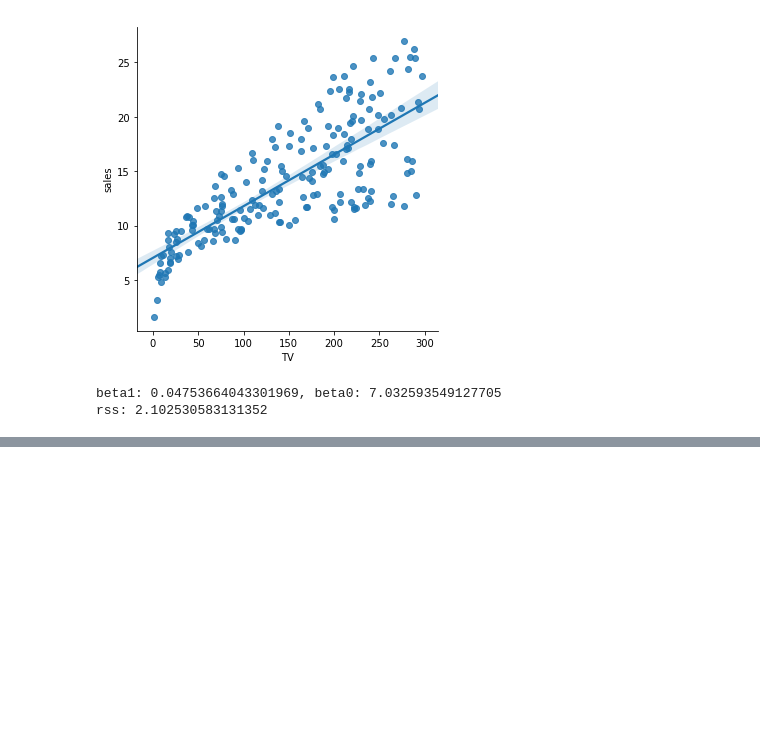
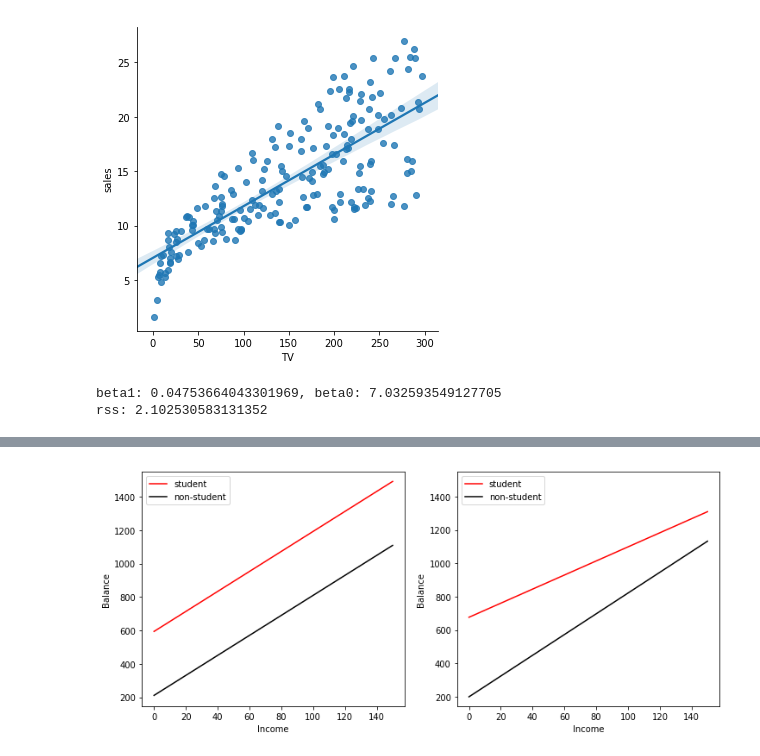
Before and after one commit to wangbinyq/personal-wiki, a Jupyter notebook: cs229/islr/linear regression.ipynb, the cells around one changed output, grey strips where cells are left out. Drawn from its saved outputs; the diff is of its cells as text; code cells hidden in the pictures; blank space fills up the shorter version.

```diff
--- a/cs229/islr/linear regression.ipynb
+++ b/cs229/islr/linear regression.ipynb
@@ -206,0 +393,10 @@ beta1 is 95% in [0.042263050344937901, 0.052810230521101627]
+# %%
+est1 = smf.ols('Balance ~ Income + Student2', credit).fit()
+regr1 = est1.params
+est2 = smf.ols('Balance ~ Income + Income*Student2', credit).fit()
+regr2 = est2.params
+
+print('Regression 1 - without interaction term')
+print(regr1)
+print('\nRegression 2 - with interaction term')
+print(regr2)
@@ -206,0 +416,27 @@ beta1 is 95% in [0.042263050344937901, 0.052810230521101627]
+# %%
+# Income (x-axis)
+income = np.linspace(0,150)
+
+# Balance without interaction term (y-axis)
+student1 = np.linspace(regr1['Intercept']+regr1['Student2'],
+                       regr1['Intercept']+regr1['Student2']+150*regr1['Income'])
+non_student1 =  np.linspace(regr1['Intercept'], regr1['Intercept']+150*regr1['Income'])
+
+# Balance with iteraction term (y-axis)
+student2 = np.linspace(regr2['Intercept']+regr2['Student2'],
+                       regr2['Intercept']+regr2['Student2']+
+                       150*(regr2['Income']+regr2['Income:Student2']))
+non_student2 =  np.linspace(regr2['Intercept'], regr2['Intercept']+150*regr2['Income'])
+
+# Create plot
+fig, (ax1,ax2) = plt.subplots(1,2, figsize=(12,5))
+ax1.plot(income, student1, 'r', income, non_student1, 'k')
+ax2.plot(income, student2, 'r', income, non_student2, 'k')
+
+for ax in fig.axes:
+    ax.legend(['student', 'non-student'], loc=2)
+    ax.set_xlabel('Income')
+    ax.set_ylabel('Balance')
+    ax.set_ylim(ymax=1550)
+# %% [output]
+[figure, added]
```
Also changed, not shown: parts of 19 cells of this notebook, 1 other file.
